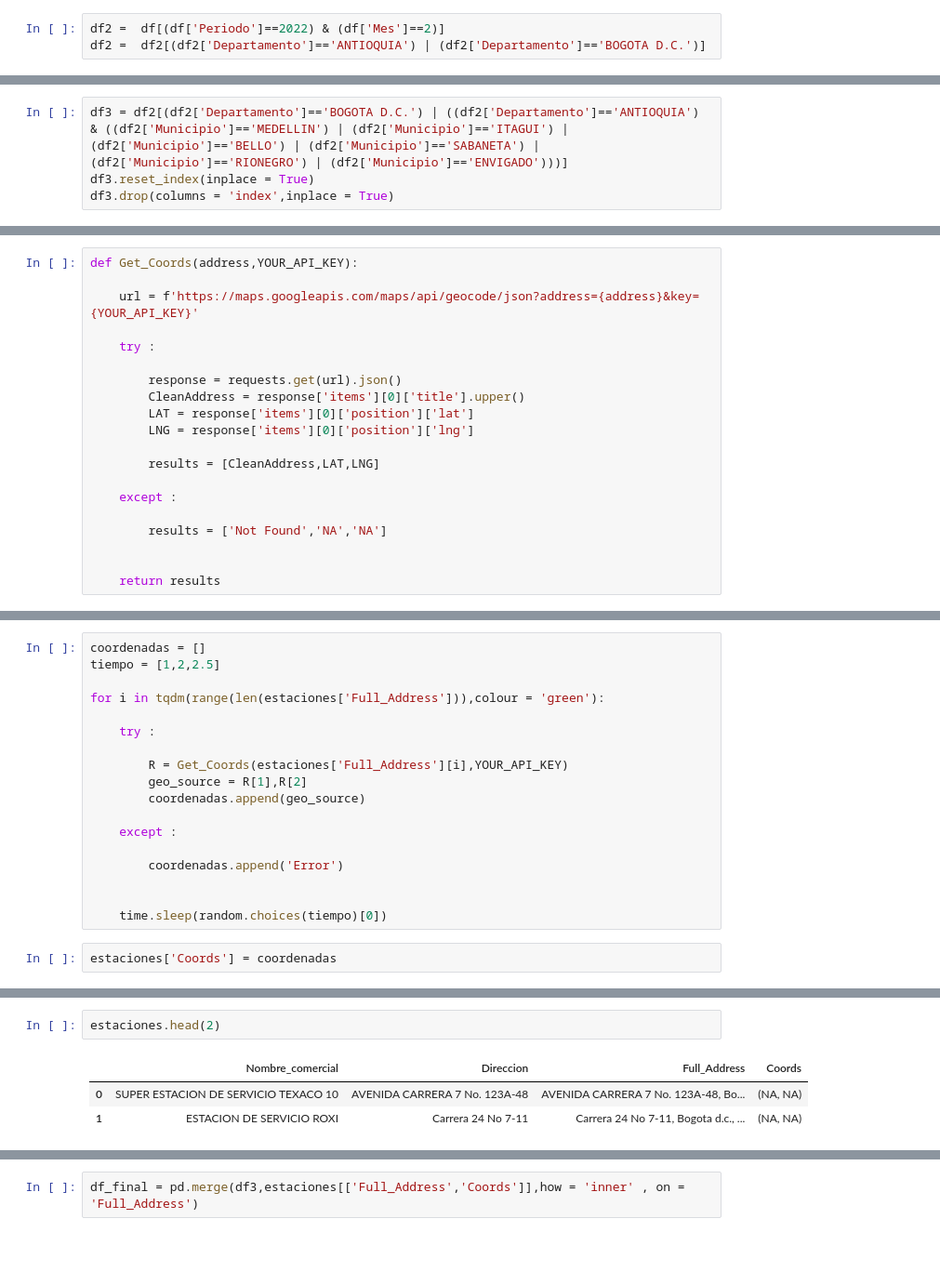
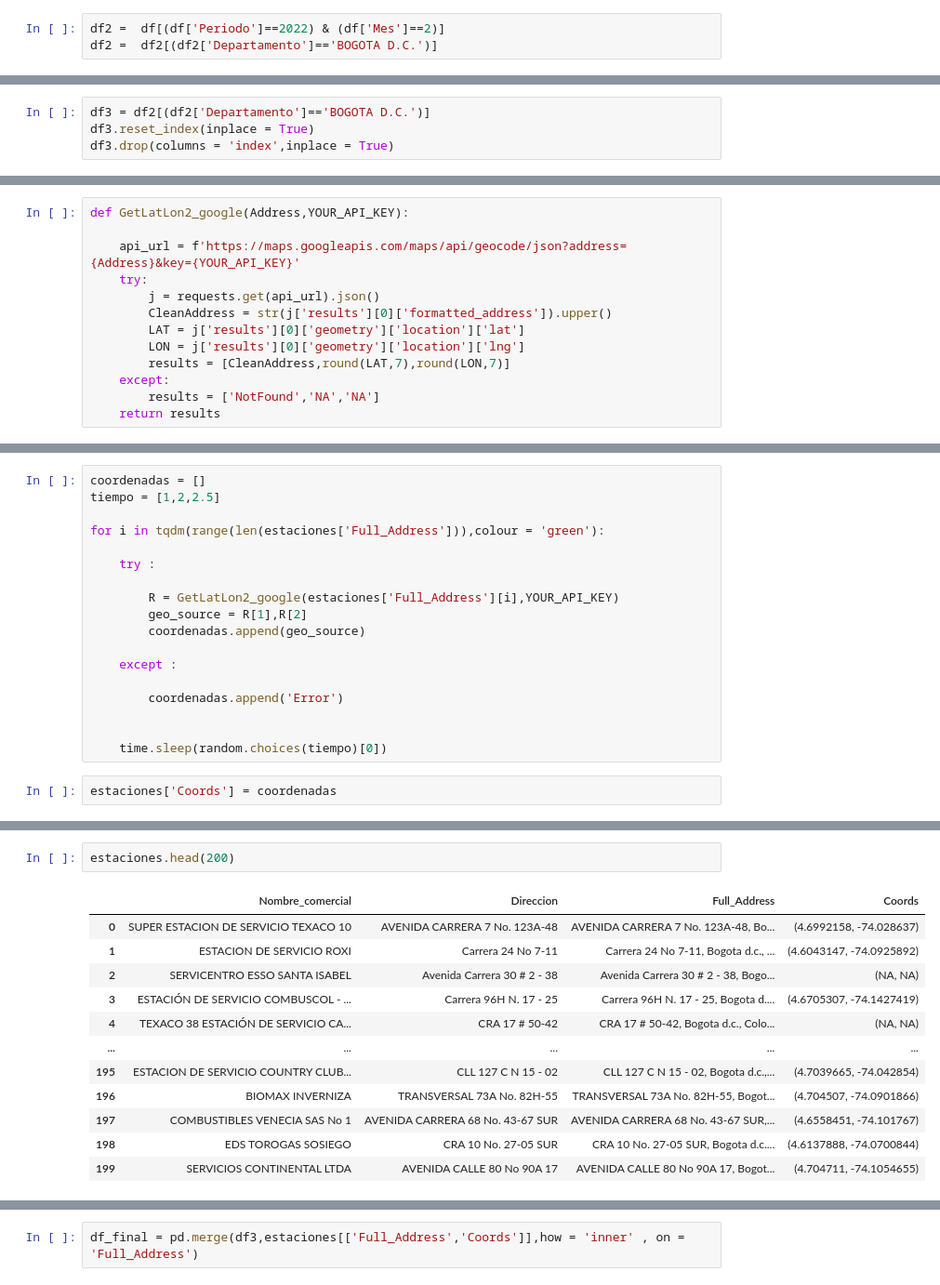
Before and after one commit to CD-AC/DataEnginner-Gas_Station_Geolocation, a Jupyter notebook: Dataset_Station.ipynb, the cells around one changed output, grey strips where cells are left out. Shown at 93% size. Cells and saved outputs as stored; diff of their text form; blank space fills up the shorter version.

```diff
--- a/Dataset_Station.ipynb
+++ b/Dataset_Station.ipynb
@@ -30,14 +32,14 @@ df[df['Periodo']==2022]['Mes'].max()
 2
 # %%
 df2 =  df[(df['Periodo']==2022) & (df['Mes']==2)]
-df2 =  df2[(df2['Departamento']=='ANTIOQUIA') | (df2['Departamento']=='BOGOTA D.C.')]
+df2 =  df2[(df2['Departamento']=='BOGOTA D.C.')]
 # %%
 df2['Municipio'].value_counts().head(10)
 # %% [output]
 BOGOTA  D.C.    857
 Name: Municipio, dtype: int64
 # %%
-df3 = df2[(df2['Departamento']=='BOGOTA D.C.') | ((df2['Departamento']=='ANTIOQUIA') & ((df2['Municipio']=='MEDELLIN') | (df2['Municipio']=='ITAGUI') | (df2['Municipio']=='BELLO') | (df2['Municipio']=='SABANETA') | (df2['Municipio']=='RIONEGRO') | (df2['Municipio']=='ENVIGADO')))]
+df3 = df2[(df2['Departamento']=='BOGOTA D.C.')]
 df3.reset_index(inplace = True)
 df3.drop(columns = 'index',inplace = True)
 # %%
@@ -74,23 +76,16 @@ address = estaciones['Full_Address'][0]
 url = f'https://maps.googleapis.com/maps/api/geocode/json?address={address}&key={YOUR_API_KEY}'
 response = requests.get(url).json()
 # %%
-def Get_Coords(address,YOUR_API_KEY):
+def GetLatLon2_google(Address,YOUR_API_KEY):
 
-    url = f'https://maps.googleapis.com/maps/api/geocode/json?address={address}&key={YOUR_API_KEY}'
-
-    try :
-
-        response = requests.get(url).json()
-        CleanAddress = response['items'][0]['title'].upper()
-        LAT = response['items'][0]['position']['lat']
-        LNG = response['items'][0]['position']['lng']
-
-        results = [CleanAddress,LAT,LNG]
-
-    except :
-
-        results = ['Not Found','NA','NA']
-
-
+    api_url = f'https://maps.googleapis.com/maps/api/geocode/json?address={Address}&key={YOUR_API_KEY}'
+    try:
+        j = requests.get(api_url).json()
+        CleanAddress = str(j['results'][0]['formatted_address']).upper()
+        LAT = j['results'][0]['geometry']['location']['lat']
+        LON = j['results'][0]['geometry']['location']['lng']
+        results = [CleanAddress,round(LAT,7),round(LON,7)]
+    except:
+        results = ['NotFound','NA','NA']
     return results
 # %%
@@ -107,7 +102,7 @@ for i in tqdm(range(len(estaciones['Full_Address'])),colour = 'green'):
 
     try :
 
-        R = Get_Coords(estaciones['Full_Address'][i],YOUR_API_KEY)
+        R = GetLatLon2_google(estaciones['Full_Address'][i],YOUR_API_KEY)
         geo_source = R[1],R[2]
         coordenadas.append(geo_source)
 
@@ -126,6 +121,15 @@ len(df3)
 # %%
-estaciones.head(2)
+estaciones.head(200)
 # %% [output]
 |  | Nombre_comercial | Direccion | Full_Address | Coords |
-| 0 | SUPER ESTACION DE SERVICIO TEXACO 10 | AVENIDA CARRERA 7 No. 123A-48 | AVENIDA CARRERA 7 No. 123A-48, Bo... | (NA, NA) |
-| 1 | ESTACION DE SERVICIO ROXI | Carrera 24 No 7-11 | Carrera 24 No 7-11, Bogota d.c., ... | (NA, NA) |
+| 0 | SUPER ESTACION DE SERVICIO TEXACO 10 | AVENIDA CARRERA 7 No. 123A-48 | AVENIDA CARRERA 7 No. 123A-48, Bo... | (4.6992158, -74.028637) |
+| 1 | ESTACION DE SERVICIO ROXI | Carrera 24 No 7-11 | Carrera 24 No 7-11, Bogota d.c., ... | (4.6043147, -74.0925892) |
+| 2 | SERVICENTRO ESSO SANTA ISABEL | Avenida Carrera 30 # 2 - 38 | Avenida Carrera 30 # 2 - 38, Bogo... | (NA, NA) |
+| 3 | ESTACIÓN DE SERVICIO COMBUSCOL - ... | Carrera 96H N. 17 - 25 | Carrera 96H N. 17 - 25, Bogota d.... | (4.6705307, -74.1427419) |
+| 4 | TEXACO 38 ESTACIÓN DE SERVICIO CA... | CRA 17 # 50-42 | CRA 17 # 50-42, Bogota d.c., Colo... | (NA, NA) |
+| ... | ... | ... | ... | ... |
+| 195 | ESTACION DE SERVICIO COUNTRY CLUB... | CLL 127 C N 15 - 02 | CLL 127 C N 15 - 02, Bogota d.c.,... | (4.7039665, -74.042854) |
+| 196 | BIOMAX INVERNIZA | TRANSVERSAL 73A No. 82H-55 | TRANSVERSAL 73A No. 82H-55, Bogot... | (4.704507, -74.0901866) |
+| 197 | COMBUSTIBLES VENECIA SAS No 1 | AVENIDA CARRERA 68 No. 43-67 SUR | AVENIDA CARRERA 68 No. 43-67 SUR,... | (4.6558451, -74.101767) |
+| 198 | EDS TOROGAS SOSIEGO | CRA 10 No. 27-05 SUR | CRA 10 No. 27-05 SUR, Bogota d.c.... | (4.6137888, -74.0700844) |
+| 199 | SERVICIOS CONTINENTAL LTDA | AVENIDA CALLE 80 No 90A 17 | AVENIDA CALLE 80 No 90A 17, Bogot... | (4.704711, -74.1054655) |
```
Also changed, not shown: parts of 8 cells of this notebook.
